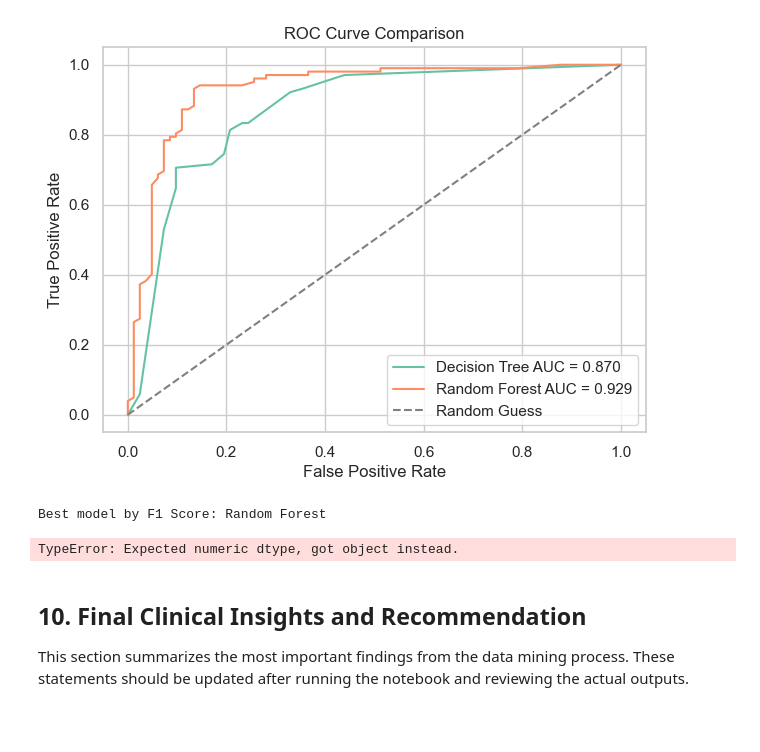
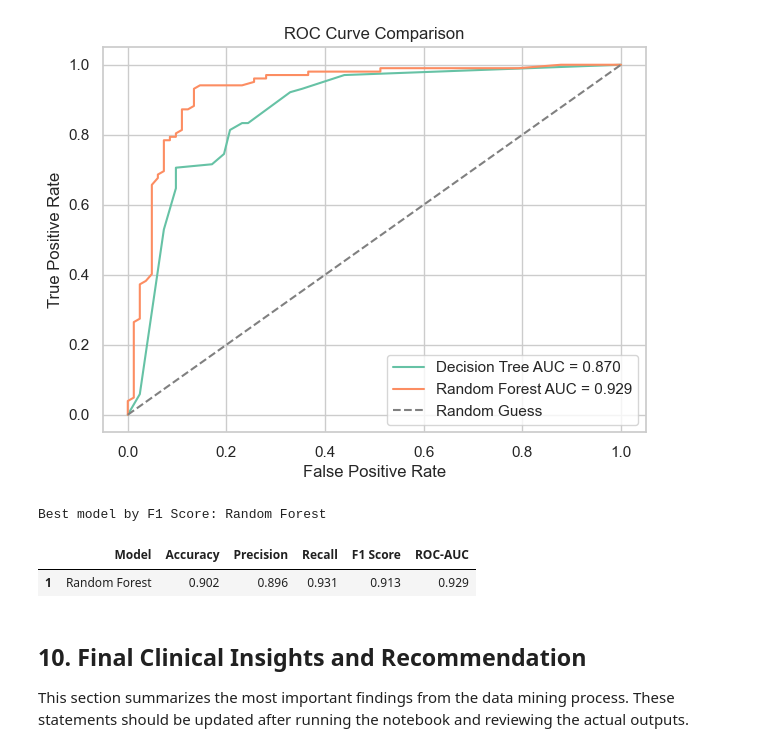
Before and after one commit to pearlsheyl08/Heart-Disease-Analysis, a Jupyter notebook: Lastnames_CCS230_Finals.ipynb, the cells around one changed output. Saved outputs shown, nothing was run; the diff lists cells and outputs as text; code cells hidden in the pictures; blank space fills up the shorter version.

```diff
--- a/Lastnames_CCS230_Finals.ipynb
+++ b/Lastnames_CCS230_Finals.ipynb
@@ -277,0 +278,16 @@ For classification, we use a train-test split so the models are evaluated on dat
+# %%
+# Separate input features X from the target variable y.
+# X contains patient information used for prediction.
+# y contains the outcome we want to predict: HeartDisease.
+X = df.drop(columns=["HeartDisease"])
+y = df["HeartDisease"]
+
+# These are the categorical columns that need one-hot encoding.
+categorical_cols = ["Sex", "ChestPainType", "RestingECG", "ExerciseAngina", "ST_Slope"]
+
+# The remaining columns are numerical and can be scaled.
+numeric_cols = [col for col in X.columns if col not in categorical_cols]
+
+print("Target variable:", y.name)
+print("Categorical columns for one-hot encoding:", categorical_cols)
+print("Numerical columns for scaling:", numeric_cols)
@@ -278,17 +298,15 @@ For classification, we use a train-test split so the models are evaluated on dat
 # %%
-# Separate input features X from the target y.
-X = df.drop(columns=[target_col])
-y = df[target_col]
-
-# Stratify keeps the same target proportion in training and testing sets.
+# Split the data into training and testing sets.
+# stratify=y keeps the HeartDisease class proportions similar in both sets.
+# This helps make evaluation fair and reliable.
 X_train, X_test, y_train, y_test = train_test_split(
     X,
     y,
-    test_size=0.20,
-    random_state=RANDOM_STATE,
+    test_size=0.2,
+    random_state=42,
     stratify=y
 )
 
-print(f"Training rows: {X_train.shape[0]}")
-print(f"Testing rows: {X_test.shape[0]}")
+print(f"Final raw X_train shape: {X_train.shape}")
+print(f"Final raw X_test shape: {X_test.shape}")
 # %% [output]
@@ -297,6 +315,8 @@ Testing rows: 184
 # %%
 # Preprocessing for classification models.
-# Numerical values are scaled; categorical values are converted into one-hot columns.
+# StandardScaler is applied to numerical columns.
+# OneHotEncoder is applied to categorical columns.
+# IMPORTANT: fit_transform is used only on X_train to avoid data leakage.
 preprocessor = ColumnTransformer(
     transformers=[
         ("num", StandardScaler(), numeric_cols),
@@ -304,6 +324,12 @@ preprocessor = ColumnTransformer(
     ]
 )
 
+X_train_prepared = preprocessor.fit_transform(X_train)
+X_test_prepared = preprocessor.transform(X_test)
+
+print(f"Final prepared X_train shape: {X_train_prepared.shape}")
+print(f"Final prepared X_test shape: {X_test_prepared.shape}")
+
 # A helper function to get the transformed feature names after preprocessing.
 def get_feature_names(preprocessor):
     num_features = preprocessor.named_transformers_["num"].get_feature_names_out(numeric_cols)
@@ -716,12 +757,13 @@ plt.show()
 # %%
 # Automatically identify the stronger model by F1 score.
 # F1 balances precision and recall, making it useful when both false positives and false negatives matter.
 best_model_row = model_results.sort_values("F1 Score", ascending=False).iloc[0]
 print(f"Best model by F1 Score: {best_model_row['Model']}")
-print(best_model_row.round(3))
+display(best_model_row.to_frame().T.round(3))
 # %% [output]
 Best model by F1 Score: Random Forest
-TypeError: Expected numeric dtype, got object instead.
+|  | Model | Accuracy | Precision | Recall | F1 Score | ROC-AUC |
+| 1 | Random Forest | 0.902 | 0.896 | 0.931 | 0.913 | 0.929 |
 # %% [markdown]
 ## 10. Final Clinical Insights and Recommendation
 
```
Also changed, not shown: parts of 8 cells of this notebook.
